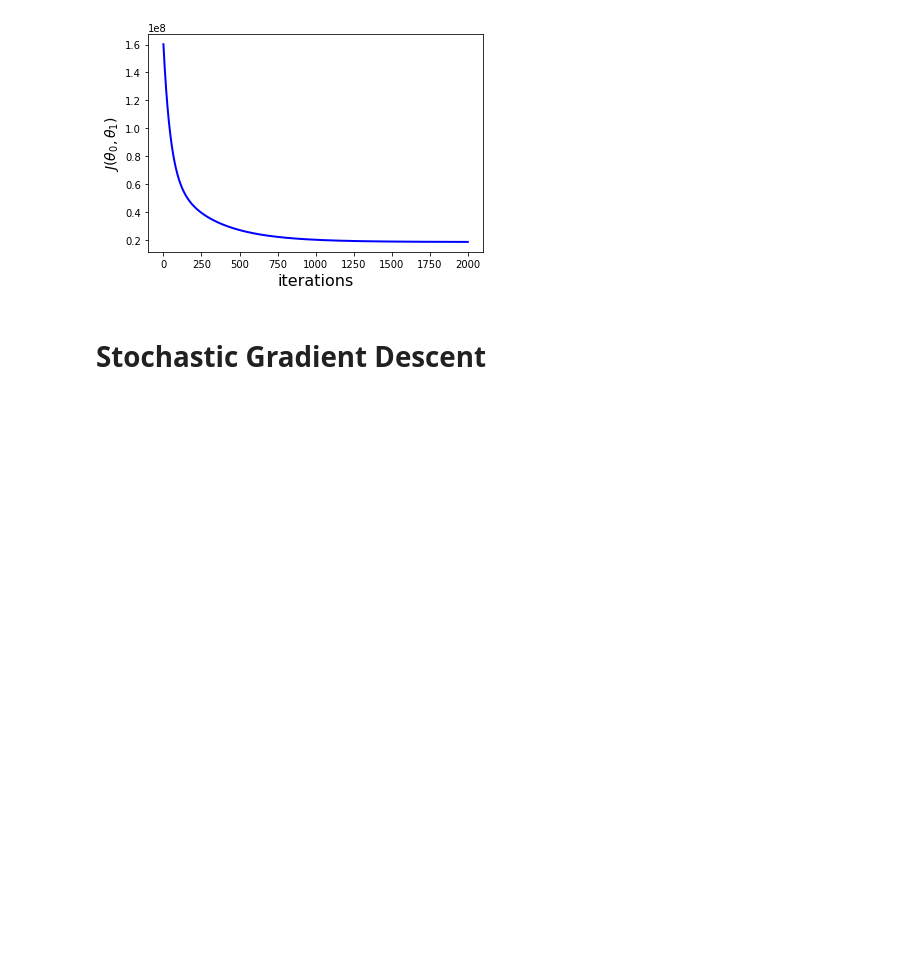
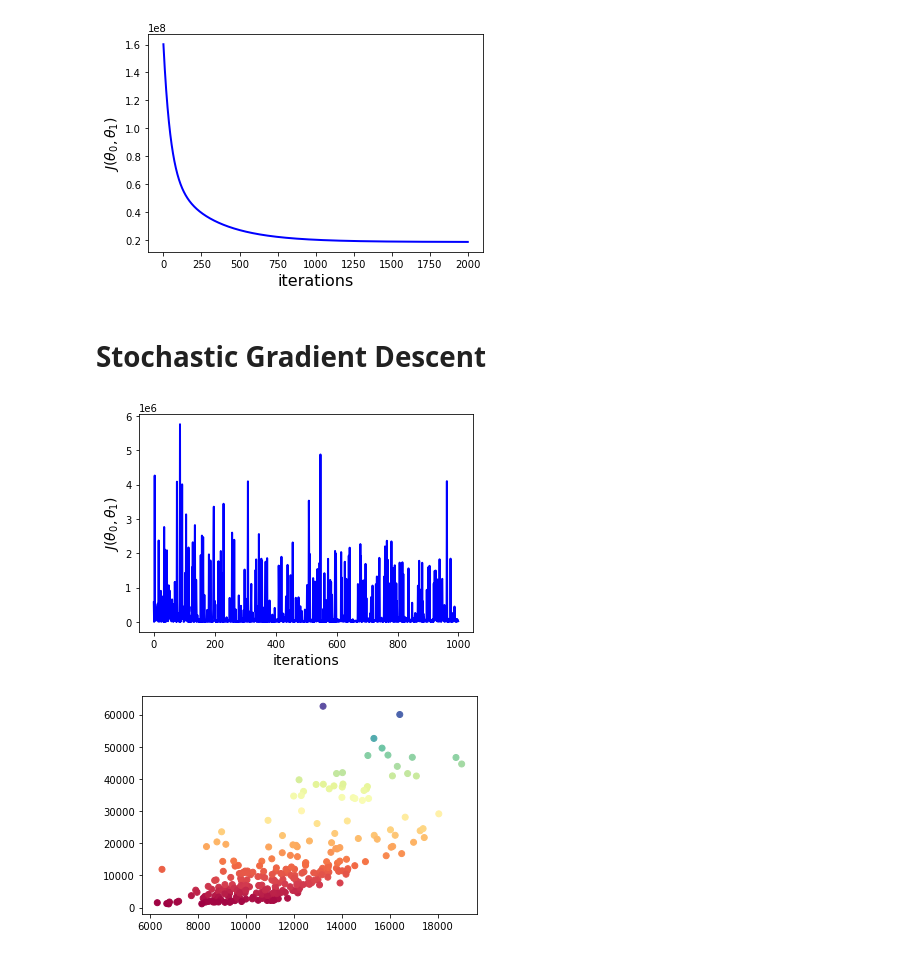
Before and after one commit to SeisCaras/Proyecto1_aprendizaje, a Jupyter notebook: seguros.ipynb, the cells around one changed output. Drawn from its saved outputs; the diff is of its cells as text; code cells hidden in the pictures; blank space fills up the shorter version.

```diff
--- a/seguros.ipynb
+++ b/seguros.ipynb
@@ -221,3 +224,42 @@ plt.show()
 [figure]
 # %% [markdown]
 # Stochastic Gradient Descent
+# %%
+ite = 1000
+eta = 0.001
+num = X_train.shape[1]+1
+theta2= np.random.randn(num)
+m= X_train.shape[0]
+
+X_newb = np.c_[np.ones((m,1)), X_train]
+criteria = 1e-8
+
+eme = len(y_train)
+J = np.zeros(ite)
+for i in range(ite):
+    J_ = 0
+    for j in range(eme):
+        index = np.random.randint(0, eme)
+        X_ = X_newb[index,:].reshape(1,X_newb.shape[1])
+        y_ = y_train[index]
+        J_ = (2/eme) * ((X_ @ theta2 - y_)**2).sum()
+        gradients = (1/eme) * (X_.T @ (X_ @ theta2 - y_))
+        theta2 = theta2 -eta*gradients
+    J[i]= J_
+    if J[i] < criteria:
+        break
+# %%
+m =len(y_test)
+X_test_b = np.c_[np.ones((m,1)), X_test]
+y_predicted = X_test_b @ theta2
+# %%
+plt.plot(np.arange(ite), J, 'b-', linewidth=2)
+plt.xlabel('iterations', fontsize=14)
+plt.ylabel(r'$J(\theta_0, \theta_1)$', fontsize=14)
+plt.show()
+
+plt.scatter(y_predicted, y_test, c=y_test, cmap='Spectral')
+plt.show()
+# %% [output]
+[figure, added]
+[figure, added]
```
Also changed, not shown: parts of 9 cells of this notebook.
